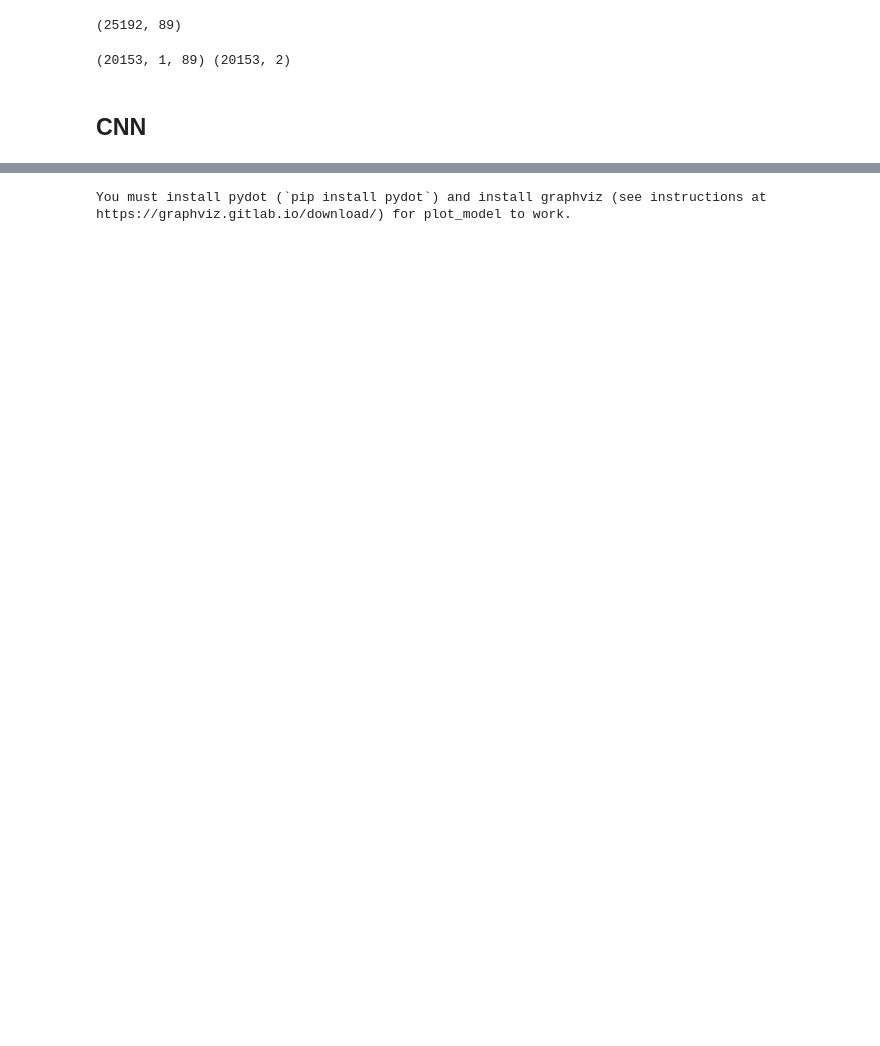
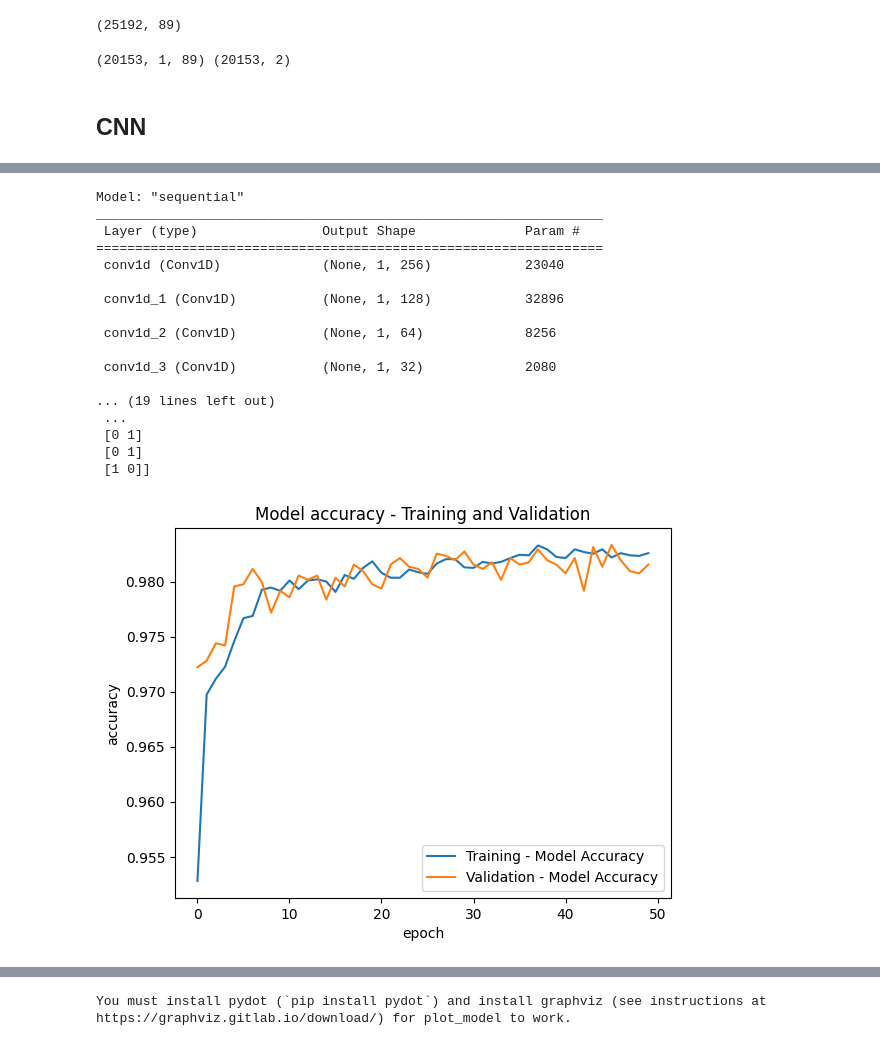
Before and after one commit to dharaneishvc/Intrusion-detection-DL-ML, a Jupyter notebook: Coding.ipynb, the cells around one changed output, grey strips where cells are left out. Cells and saved outputs as stored; diff of their text form; code cells hidden in the pictures; blank space fills up the shorter version.

Commit message:
Accuracy metrics

```diff
--- a/Coding.ipynb
+++ b/Coding.ipynb
@@ -421,0 +349,68 @@ Epoch 6/50
+# %%
+model2.summary()
+
+y_pred = (model2.predict(X_test) > 0.5).astype("int32")
+#y_pred = model2.predict(X_test)
+print(y_pred.shape)
+print(y_pred)
+
+plt.plot(predicted2.history['accuracy'], label="Training - Model Accuracy")
+plt.plot(predicted2.history['val_accuracy'], label="Validation - Model Accuracy")
+plt.ylabel('accuracy')
+plt.xlabel('epoch')
+plt.title('Model accuracy - Training and Validation')
+plt.legend(loc='lower right')
+plt.show()
+
+plt.plot(predicted2.history['loss'], label="Training - Loss")
+plt.plot(predicted2.history['val_loss'], label="Validation - Loss")
+plt.title('Model loss - Training and Validation')
+plt.ylabel('loss')
+plt.xlabel('epoch')
+plt.legend(loc='upper right')
+plt.show()
+
+target_names = ['attack', 'normal']
+print("Classification report")
+print(classification_report(Y_test.argmax(axis=1), y_pred.argmax(axis=1) ))
+
+print("Confusion Matrix")
+print(confusion_matrix(Y_test.argmax(axis=1), y_pred.argmax(axis=1) ))
+
+#metrics
+print("Accuracy Score        =    ", accuracy_score(Y_test.argmax(axis=1),y_pred.argmax(axis=1)))
+print("Precision Score       =    ", precision_score(Y_test.argmax(axis=1),y_pred.argmax(axis=1)))
+print("Recall/Sensitivity    =    ", recall_score(Y_test.argmax(axis=1),y_pred.argmax(axis=1)))
+print("Specificity           =    ", recall_score(Y_test.argmax(axis=1),y_pred.argmax(axis=1),pos_label=0))
+print("F1 Score              =    ", f1_score(Y_test.argmax(axis=1),y_pred.argmax(axis=1)))
+
+fpr, tpr, threshold = roc_curve(Y_test.argmax(axis=1), y_pred.argmax(axis=1))
+auc_v = auc(fpr, tpr)
+
+#plot ROC for better insight on classifier
+plt.plot([0, 1], [0, 1], 'k--')
+plt.plot(fpr, tpr, label='Keras (area = {:.3f})'.format(auc_v))
+plt.xlabel('False positive rate')
+plt.ylabel('True positive rate')
+plt.title('ROC curve')
+plt.legend(loc='best')
+plt.show()
+# %% [output]
+Model: "sequential"
+_________________________________________________________________
+ Layer (type)                Output Shape              Param #
+=================================================================
+ conv1d (Conv1D)             (None, 1, 256)            23040
+
+ conv1d_1 (Conv1D)           (None, 1, 128)            32896
+
+ conv1d_2 (Conv1D)           (None, 1, 64)             8256
+
+ conv1d_3 (Conv1D)           (None, 1, 32)             2080
+
+... (19 lines left out)
+ ...
+ [0 1]
+ [0 1]
+ [1 0]]
+[figure, added]
```
Also changed, not shown: parts of 15 cells of this notebook, 3 other files.
